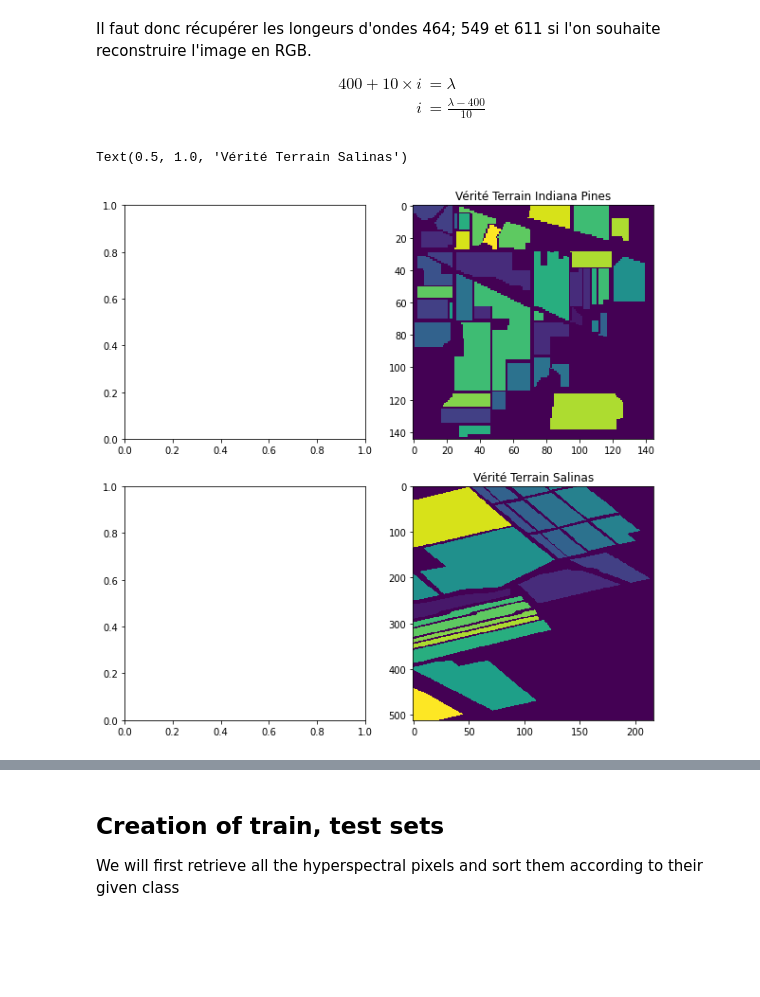
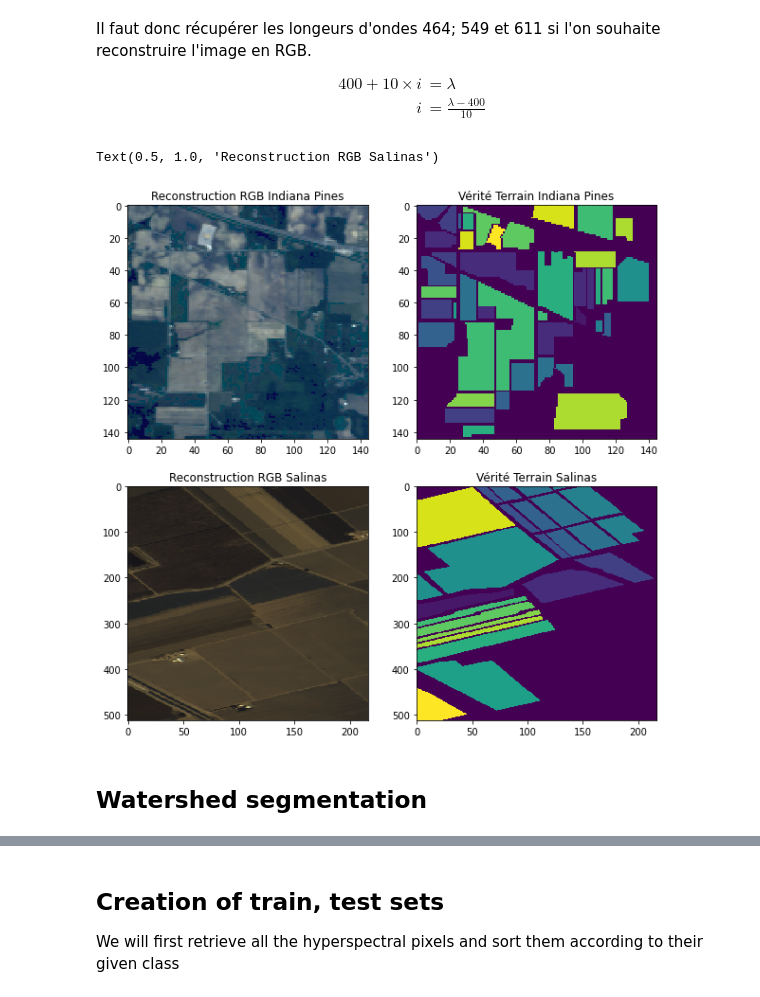
Before and after one commit to elrandar/hyper-spectral-fields, a Jupyter notebook: iml_notebook.ipynb, the cells around one changed output, grey strips where cells are left out. Saved outputs shown, nothing was run; the diff lists cells and outputs as text; code cells hidden in the pictures; blank space fills up the shorter version.

Commit message:
pipeline + watershed + reconstruction

```diff
--- a/iml_notebook.ipynb
+++ b/iml_notebook.ipynb
@@ -46,18 +46,20 @@ def rgb_arr(arr):
 # %%
 fig, axs = plt.subplots(2,2, figsize=(10,10))
 axs[0, 1].imshow(arr_pines_gt, cmap="viridis", aspect="auto", interpolation="none")
 axs[1, 1].imshow(arr_salinas_gt, cmap="viridis", aspect="auto", interpolation="none")
 axs[0, 1].set_title("Vérité Terrain Indiana Pines")
 axs[1, 1].set_title("Vérité Terrain Salinas")
 
-axs[0, 0].imshow(rgb_aarr_pines, cmap="viridis", aspect="auto", interpolation="none")
-axs[1, 0].imshow(arr_salinas_gt, cmap="viridis", aspect="auto", interpolation="none")
-axs[0, 0].set_title("Vérité Terrain Indiana Pines")
-axs[1, 0].set_title("Vérité Terrain Salinas")
+axs[0, 0].imshow(normalize(rgb_arr(arr_pines)), cmap="viridis", aspect="auto", interpolation="none")
+axs[1, 0].imshow(normalize(rgb_arr(arr_salinas)), cmap="viridis", aspect="auto", interpolation="none")
+axs[0, 0].set_title("Reconstruction RGB Indiana Pines")
+axs[1, 0].set_title("Reconstruction RGB Salinas")
 # %% [output]
-Text(0.5, 1.0, 'Vérité Terrain Salinas')
+Text(0.5, 1.0, 'Reconstruction RGB Salinas')
-[figure, old version]
+[figure, new version]
 # %%
 labels = ["Unknown", "Alfalfa", "Corn-notill", "Corn-mintill", "Corn", "Grass-pasture", "Grass-trees",
           "Grass-pasture-mowed", "Hay-windrowed", "Oats", "Soybean-notill", "Soybean-mintill", "Soybean-clean",
           "Wheat", "Woods", "Building-Grass-Tree-Drives", "Stone-Steel-Towers"]
+# %% [markdown]
+## Watershed segmentation
```
Also changed, not shown: parts of 44 cells of this notebook.
